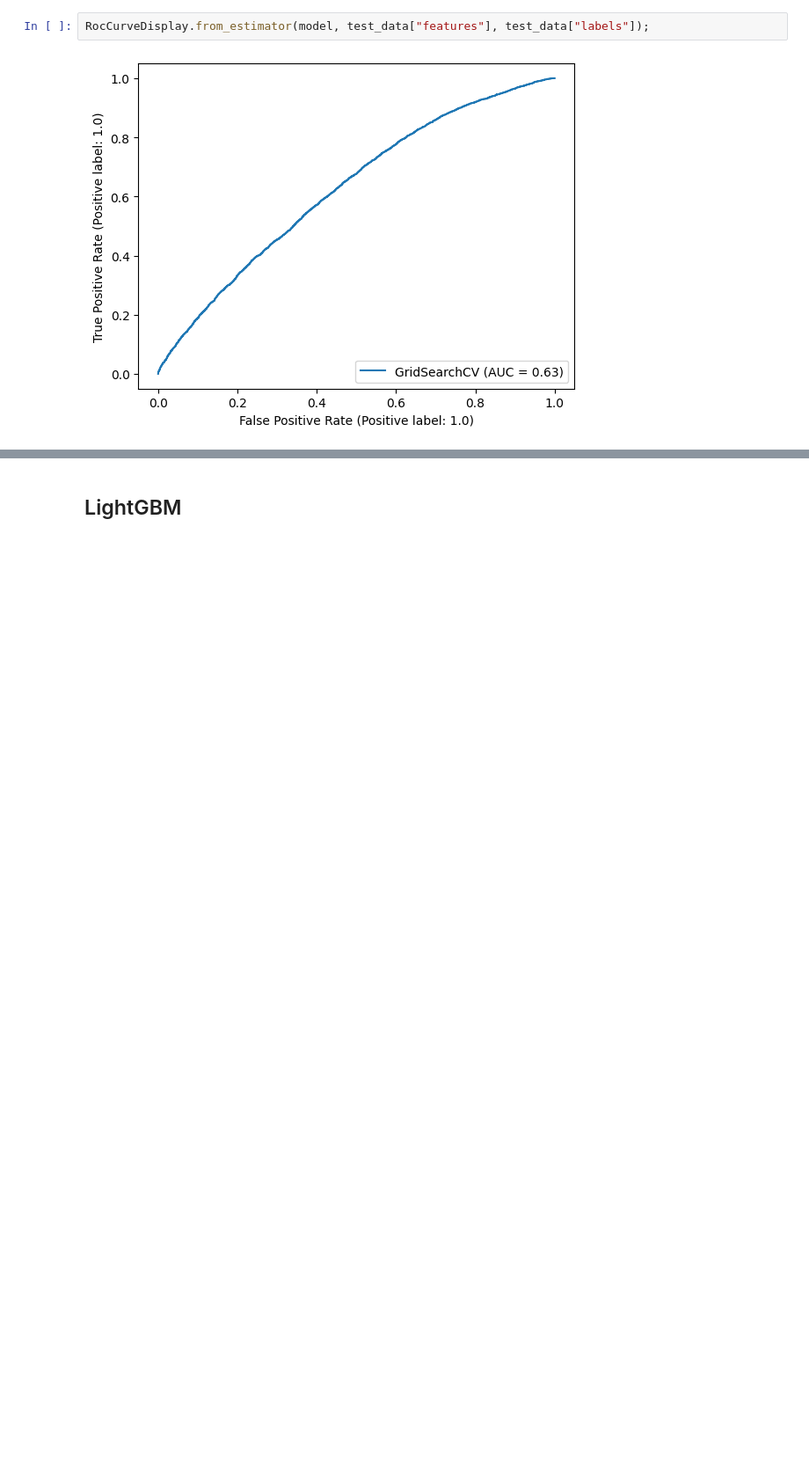
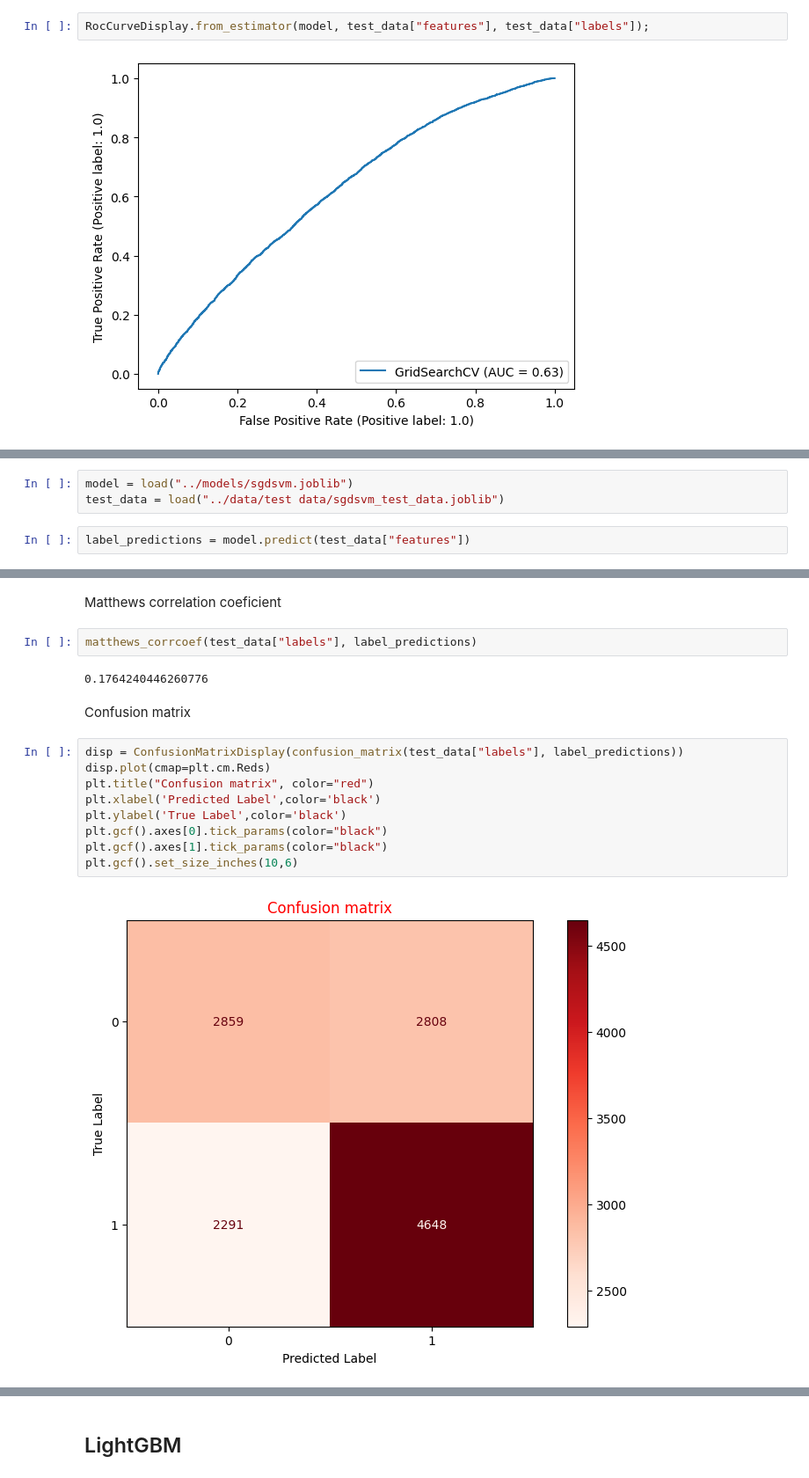
Before and after one commit to rejsafranko/Predicting-NBA-Shots, a Jupyter notebook: notebooks/model_performance_analysis.ipynb, the cells around one changed output, grey strips where cells are left out. Shown: that part at 88% size. Cells and saved outputs as stored; diff of their text form; blank space fills up the shorter version.

```diff
--- a/notebooks/model_performance_analysis.ipynb
+++ b/notebooks/model_performance_analysis.ipynb
@@ -386,0 +389,5 @@ RocCurveDisplay.from_estimator(model, test_data["features"], test_data["labels"]
+# %%
+model = load("../models/sgdsvm.joblib")
+test_data = load("../data/test data/sgdsvm_test_data.joblib")
+# %%
+label_predictions = model.predict(test_data["features"])
@@ -386,0 +407,19 @@ RocCurveDisplay.from_estimator(model, test_data["features"], test_data["labels"]
+# %% [markdown]
+Matthews correlation coeficient
+# %%
+matthews_corrcoef(test_data["labels"], label_predictions)
+# %% [output]
+0.1764240446260776
+# %% [markdown]
+Confusion matrix
+# %%
+disp = ConfusionMatrixDisplay(confusion_matrix(test_data["labels"], label_predictions))
+disp.plot(cmap=plt.cm.Reds)
+plt.title("Confusion matrix", color="red")
+plt.xlabel('Predicted Label',color='black')
+plt.ylabel('True Label',color='black')
+plt.gcf().axes[0].tick_params(color="black")
+plt.gcf().axes[1].tick_params(color="black")
+plt.gcf().set_size_inches(10,6)
+# %% [output]
+[figure, added]
```
Also changed, not shown: parts of 5 cells of this notebook, 1 other file.
